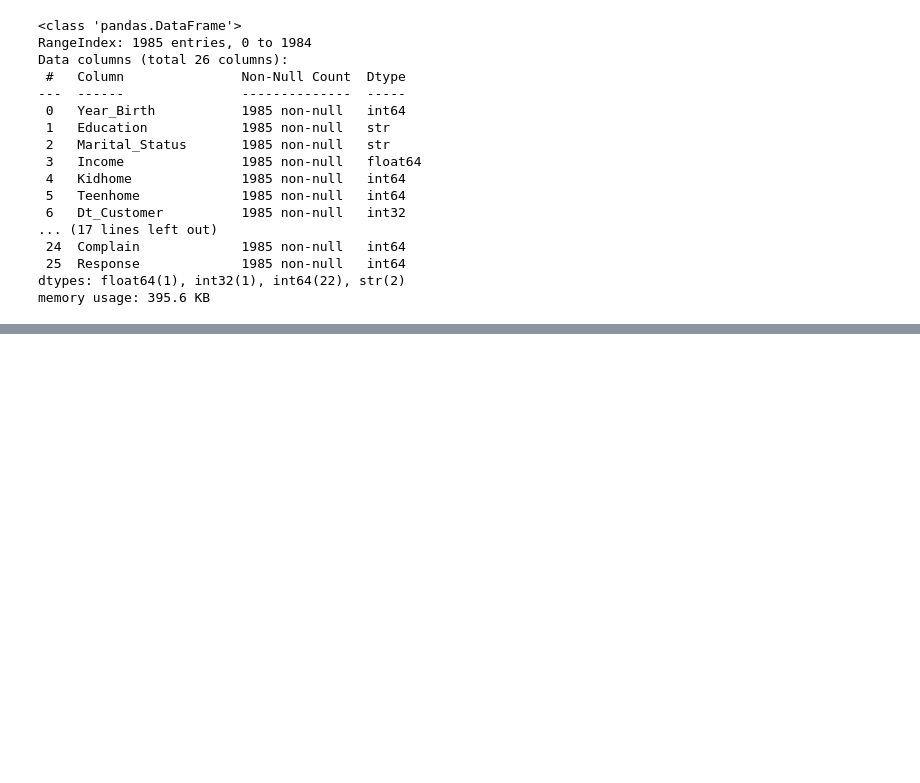
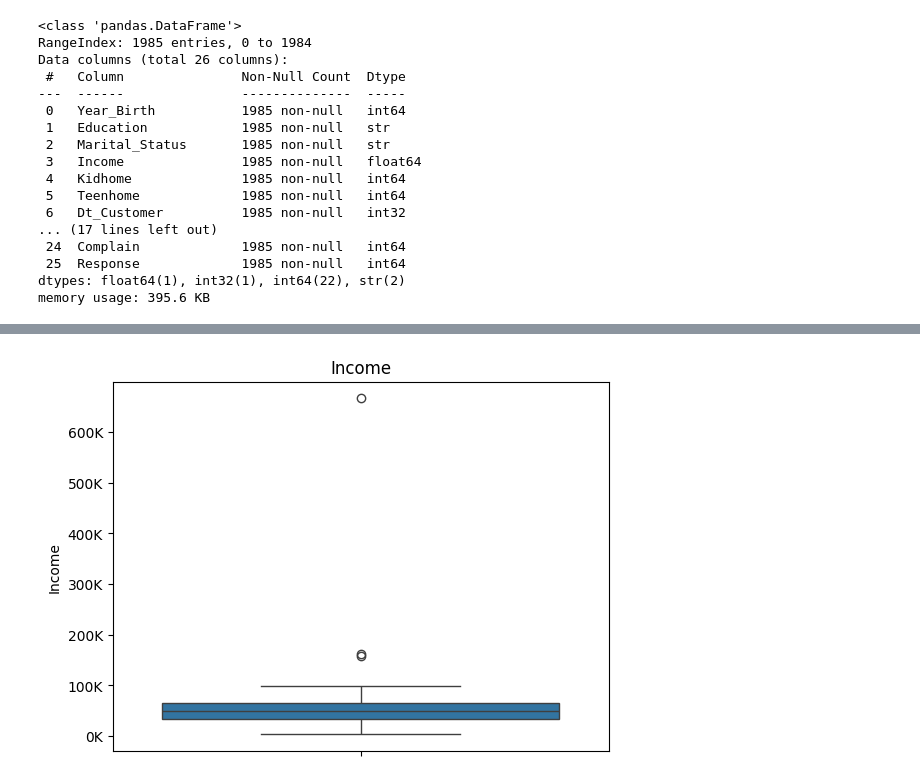
Before and after one commit to AlejandroBeldaFernandez/Customer-Personality-Analysis, a Jupyter notebook: Customer_personality_analysis.ipynb, the cells around one changed output, grey strips where cells are left out. Drawn from its saved outputs; the diff is of its cells as text; code cells hidden in the pictures; blank space fills up the shorter version.

```diff
--- a/Customer_personality_analysis.ipynb
+++ b/Customer_personality_analysis.ipynb
@@ -342,0 +366,8 @@ memory usage: 395.6 KB
+# %%
+sns.boxplot(data=df_cleaned, y="Income")
+plt.title('Income')
+plt.xticks(rotation=45, ha='right')
+ax = plt.gca()
+ax.yaxis.set_major_formatter(matplotlib.ticker.FuncFormatter(lambda x, pos: f"{x/1000:.0f}K"))
+# %% [output]
+[figure, added]
```
Also changed, not shown: parts of 53 cells of this notebook.
